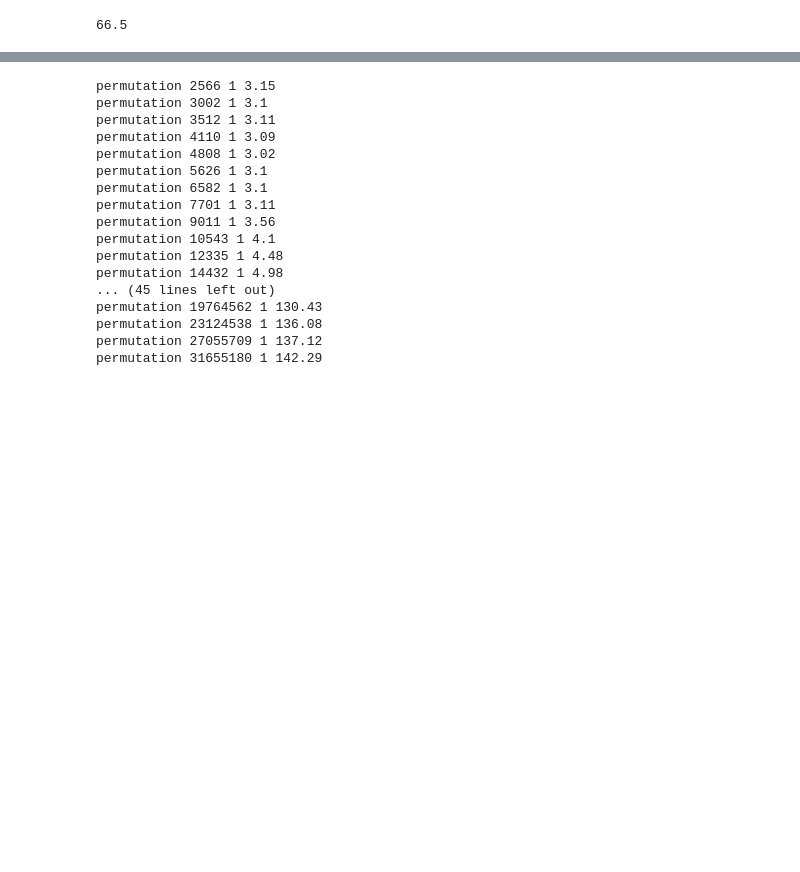
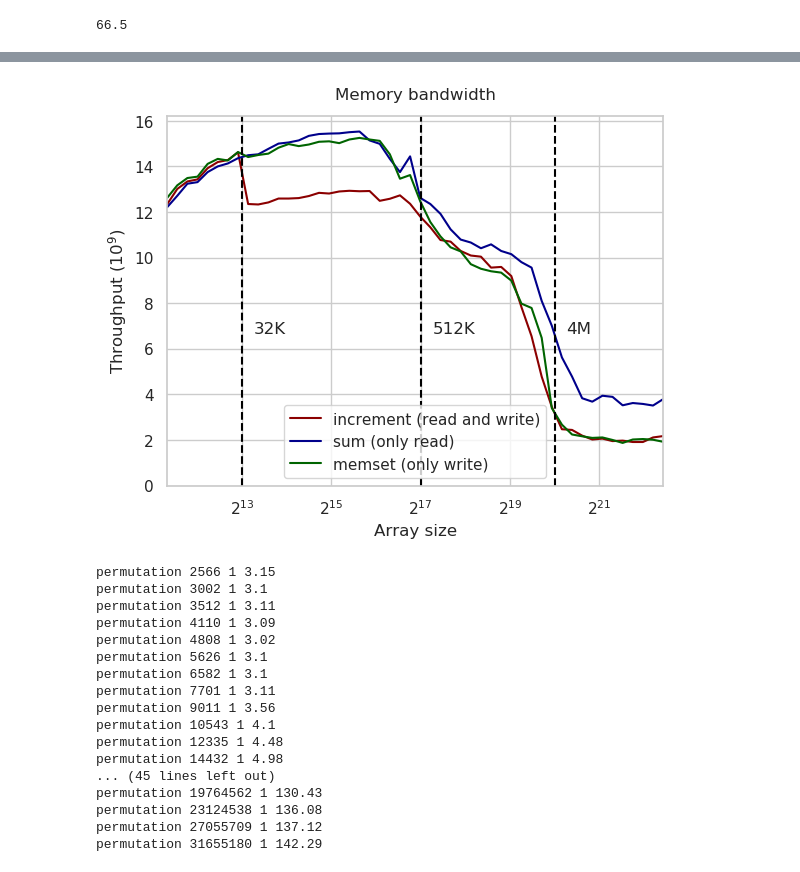
Before and after one commit to sslotin/amh-code, a Jupyter notebook: cpu-cache/plot.ipynb, the cells around one changed output, grey strips where cells are left out. Cells and saved outputs as stored; diff of their text form; code cells hidden in the pictures; blank space fills up the shorter version.

```diff
--- a/cpu-cache/plot.ipynb
+++ b/cpu-cache/plot.ipynb
@@ -949,8 +949,7 @@ inc 1181116006 1 1.55
 # %% [output]
 66.5
 # %%
-bench('inc', n=2**25, d=1)
-bench('sum', n=2**25, d=1)
-bench('memset', n=2**25, d=1)
-#bench('inc', n=2**23, d=1)
+inc = [bench('inc', n=n, d=1) for n in ns]
+sum = [bench('sum', n=n, d=1) for n in ns]
+memset = [bench('memset', n=n, d=1) for n in ns]
 # %% [output]
@@ -961,3 +973,11 @@ memset 33554432 1 2.04
+# %%
+plt.plot(ns, inc, color='darkred', label='increment (read and write)')
+plt.plot(ns, sum, color='darkblue', label='sum (only read)')
+plt.plot(ns, memset, color='darkgreen', label='memset (only write)')
+
+plot("Memory bandwidth", 'Throughput ($10^9$)', 'directional.svg', 6.7, True)
+# %% [output]
+[figure, added]
 # %%
 # Banks x Rows x Columns x Bits          16 x 16 x 10 x 64
 # SDRAM Device Width                     8 bits
```
Also changed, not shown: parts of 2 cells of this notebook.
